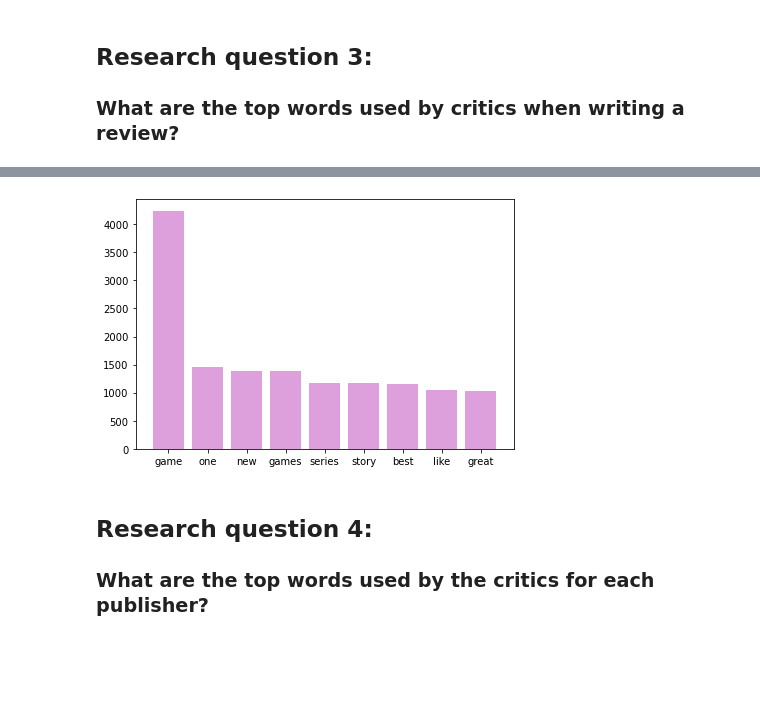
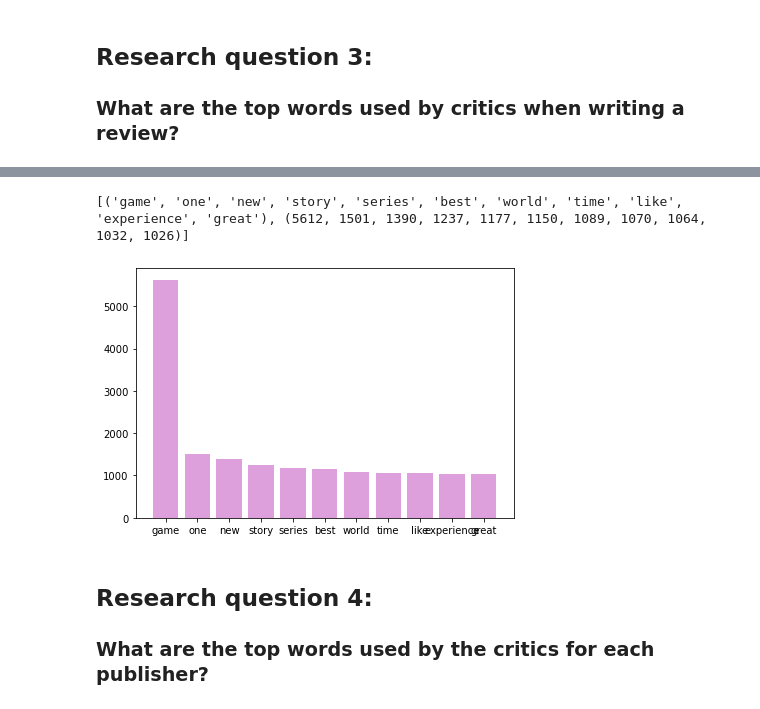
Before and after one commit to Maddix88/python_msc_coursework, a Jupyter notebook: Data analysis code.ipynb, the cells around one changed output, grey strips where cells are left out. Cells and saved outputs as stored; diff of their text form; code cells hidden in the pictures; blank space fills up the shorter version.

```diff
--- a/Data analysis code.ipynb
+++ b/Data analysis code.ipynb
@@ -52,10 +57,32 @@ def process_text(text):
     for letter in lower_case_text:
         if letter not in punctuation:
             punc_removed_text += letter
+
     #tokenise the text
     tokenised = word_tokenize(punc_removed_text)
 
-    return tokenised
+    #remove stop words
+    stop_words= stopwords.words("english")
+    new_text = []
+    for t in tokenised:
+        if t not in stop_words:
+            new_text.append(t)
+
+    #get rid of apostrophe doesn't go when punctuation is removed
+    while '’' in new_text:
+        new_text.remove('’')
+
+    #get rid of numbers
+    pattern = r'[\d]+'
+    numbers_removed = [re.sub(pattern, "", w) for w in new_text]
+    while "" in numbers_removed:
+        numbers_removed.remove("")
+
+    #lemmatize each word
+    lem = WordNetLemmatizer()
+    text_lemmatized = [lem.lemmatize(word) for word in numbers_removed]
+
+    return text_lemmatized
 
 def process_word(word):
     """
@@ -365,30 +372,17 @@ combined_text
 # %%
-#remove stop words function
-def remove_stop_words(text):
-    stop_words= stopwords.words("english")
-    new_text = []
-    for t in text:
-        if t not in stop_words:
-            new_text.append(t)
-    return new_text
-
-stop_words_removed = remove_stop_words(combined_text)
-#stop_words_removed_and_tokenized
-
-fdist = FreqDist(stop_words_removed)
+fdist = FreqDist(combined_text)
 top_ten_words = fdist.most_common(11)
-top_ten_words.pop(1) #remove punctuation that has appeared in the list
-top_ten_words.pop(9) #remove the number 2
 
 unzipped_top_ten_words = list(zip(*top_ten_words))
-unzipped_top_ten_words
+print(unzipped_top_ten_words)
 
 #plot top ten words
 plt.bar(unzipped_top_ten_words[0], unzipped_top_ten_words[1], color='plum')
 
 plt.tight_layout()
 # %% [output]
+[('game', 'one', 'new', 'story', 'series', 'best', 'world', 'time', 'like', 'experience', 'great'), (5612, 1501, 1390, 1237, 1177, 1150, 1089, 1070, 1064, 1032, 1026)]
-[figure, old version]
+[figure, new version]
 # %% [markdown]
 ## Research question 4:
 
```
Also changed, not shown: parts of 20 cells of this notebook.
